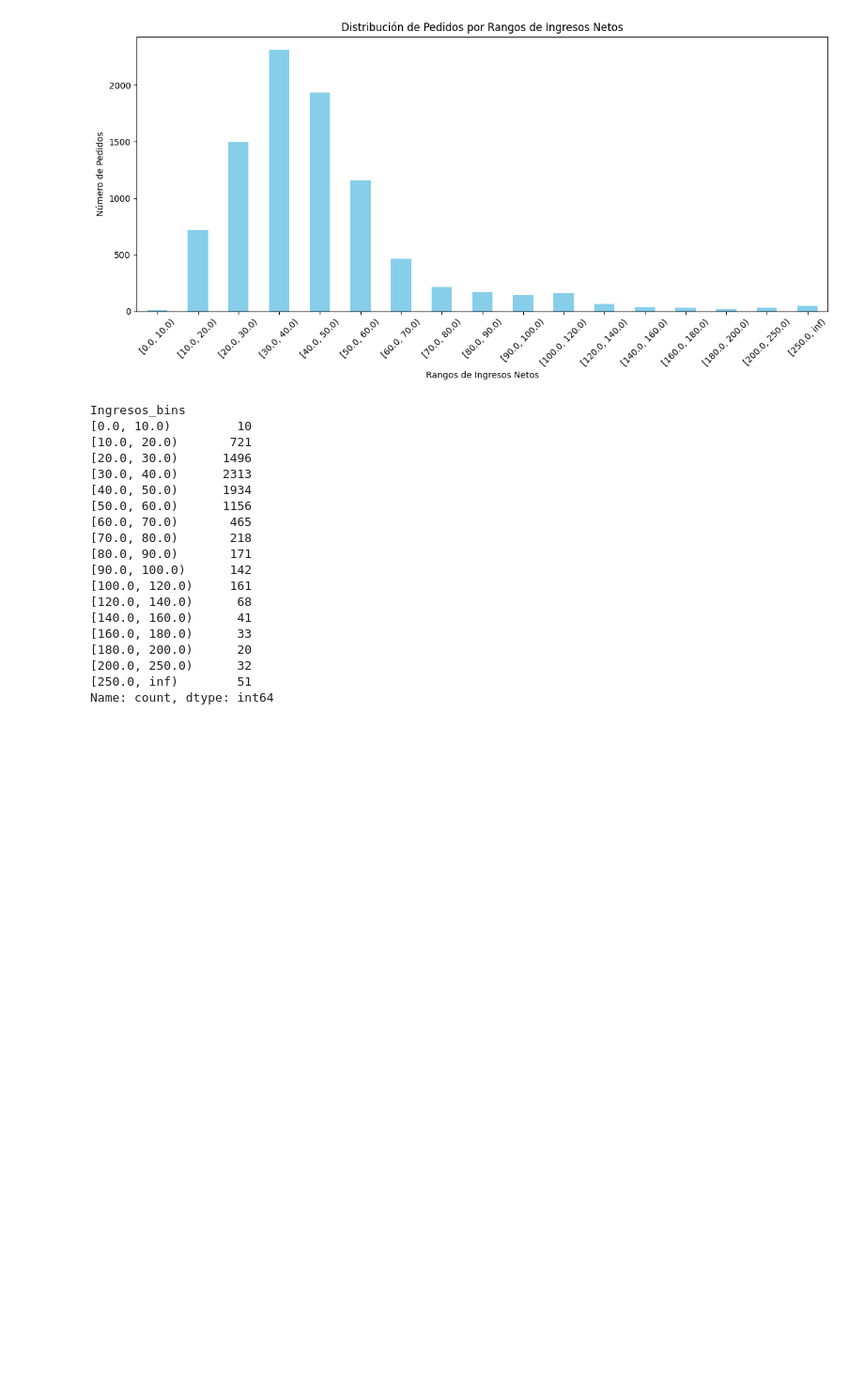
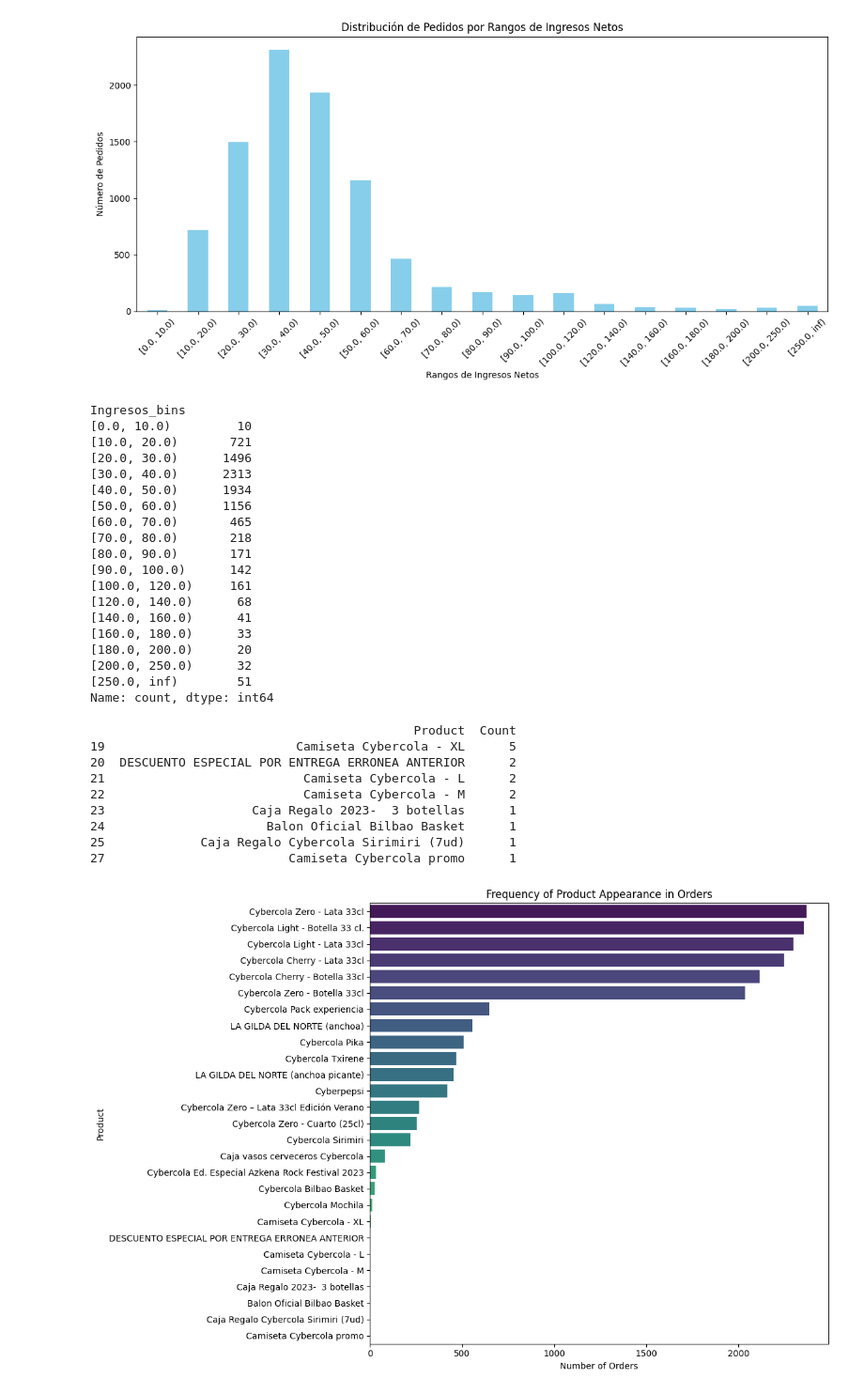
Before and after one commit to enricchust/entrevista_cyberclick, a Jupyter notebook: main.ipynb, the cells around one changed output. Shown: that part at 94% size. Cells and saved outputs as stored; diff of their text form; code cells hidden in the pictures; blank space fills up the shorter version.

Commit message:
product frequency in orders

```diff
--- a/main.ipynb
+++ b/main.ipynb
@@ -254,7 +232,7 @@ If we had a column with CIF or NIF, we would count the unique values and we will
 # %%
 # Drop the oldest duplicate order because it will be a refun, and keep the original to don't count the refund as another order
 df_cleaned_sorted = df_cleaned.sort_values(by='Fecha', ascending=True)
-df_unique_pedidos = df_cleaned_sorted.drop_duplicates(subset=['Pedido #'], keep='last')
+df_unique_pedidos = df_cleaned_sorted.drop_duplicates(subset=['Pedido #'], keep='first')
 # Drop the rows where the cost income was 0€
 df_filtered = df_unique_pedidos[df_unique_pedidos['Ingresos netos (limpios)'] > 0]
 # %%
@@ -430,3 +408,43 @@ Ingresos_bins
 [200.0, 250.0)      32
 [250.0, inf)        51
 Name: count, dtype: int64
+# %%
+# Calculate the frequency of product appearance in orders"
+# We are starting from df_unique_pedidos to don't count twice in refund orders
+allProducts = df_unique_pedidos['Producto(s)'].str.split(',').explode().str.strip() # Last strip is for the case there is white spaces
+
+def clean_product_name(product):
+    if isinstance(product, str):
+        # Use regex to remove quantity prefix (e.g., '3× ', '2x ') only at the start of the string and not in the middle
+        return re.sub(r'^\d+\s*[×x]\s*', '', product).strip()
+    return product
+
+allProductsCleaned = allProducts.apply(clean_product_name) # Apply to each row
+
+# Count the frequency of each product
+productCounts = allProductsCleaned.value_counts().reset_index()
+productCounts.columns = ['Product', 'Count']
+# Manually remove the product entry with '-114× Cyberpepsi'
+productCounts_cleaned = productCounts[productCounts['Product'] != '-114× Cyberpepsi']
+print(productCounts_cleaned.tail(8))
+
+# Visualization sorted
+productCounts_sorted = productCounts_cleaned.sort_values(by='Count', ascending=False)
+plt.figure(figsize=(12, 8))
+sns.barplot(data=productCounts_sorted, x='Count', y='Product', hue='Product', dodge=False, palette='viridis', legend=False)
+plt.xlabel('Number of Orders')
+plt.ylabel('Product')
+plt.title('Frequency of Product Appearance in Orders')
+plt.tight_layout()
+plt.show()
+# %% [output]
+                                            Product  Count
+19                          Camiseta Cybercola - XL      5
+20  DESCUENTO ESPECIAL POR ENTREGA ERRONEA ANTERIOR      2
+21                           Camiseta Cybercola - L      2
+22                           Camiseta Cybercola - M      2
+23                    Caja Regalo 2023-  3 botellas      1
+24                      Balon Oficial Bilbao Basket      1
+25             Caja Regalo Cybercola Sirimiri (7ud)      1
+27                         Camiseta Cybercola promo      1
+[figure, added]
```
Also changed, not shown: parts of 2 cells of this notebook, 2 other files.
